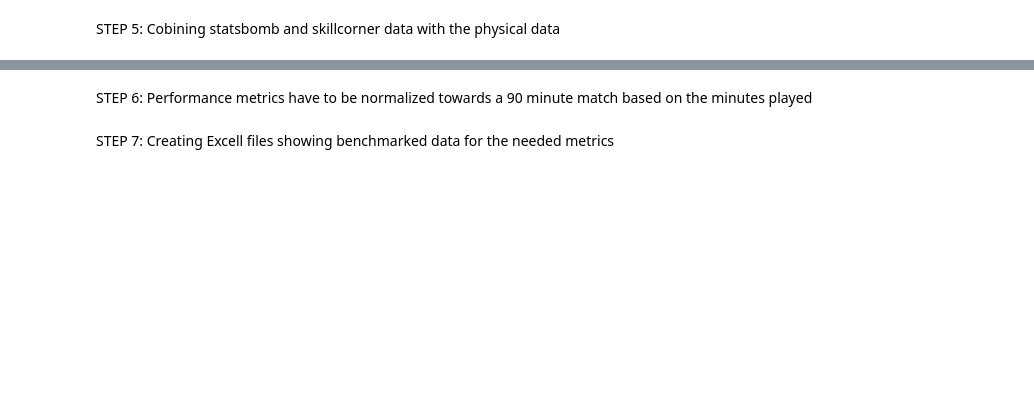
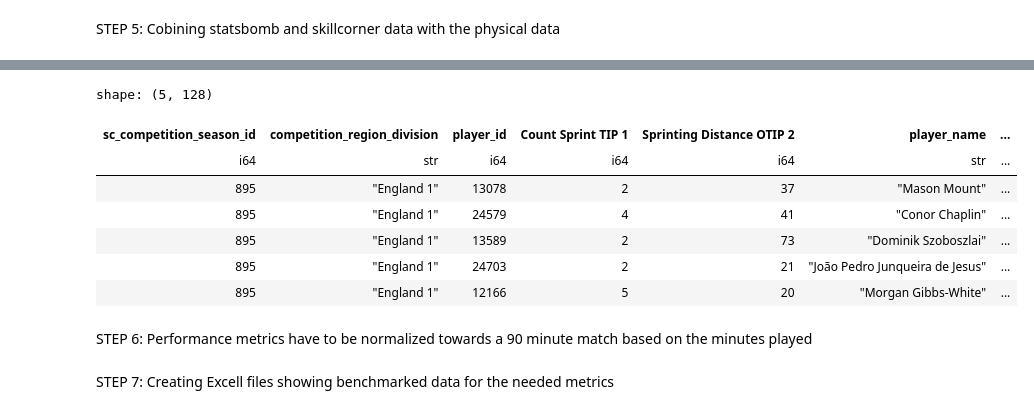
Before and after one commit to ihosten/internship_club_brugge, a Jupyter notebook: start_project/benchmarking.ipynb, the cells around one changed output, grey strips where cells are left out. Cells and saved outputs as stored; diff of their text form; code cells hidden in the pictures; blank space fills up the shorter version.

```diff
--- a/start_project/benchmarking.ipynb
+++ b/start_project/benchmarking.ipynb
@@ -61,3 +131,18 @@ STEP 5: Cobining statsbomb and skillcorner data with the physical data
 # %%
 sb = pl.read_csv(sb_path)
 sb_sc = pl.read_csv(sb_sc_path)
+# %%
+#debugging
+df = sb_sc.join(sb, #join statsbomb information with the sb - sc comparison
+        left_on="sb_competition_id",
+        right_on="competition_id",
+        how = "left"
+).select(
+    [
+        "sc_competition_season_id",
+        "competition_region_name",
+        "competition_division_level"
+    ]
+)
+
+df.head()
@@ -95,3 +242,14 @@ df = sb_sc.join(sb,
+# %%
+df.head()
+# %% [output]
+shape: (5, 128)
+| sc_competition_season_id | competition_region_division | player_id | Count Sprint TIP 1 | Sprinting Distance OTIP 2 | player_name | ... |
+| i64 | str | i64 | i64 | i64 | str | ... |
+| 895 | "England 1" | 13078 | 2 | 37 | "Mason Mount" | ... |
+| 895 | "England 1" | 24579 | 4 | 41 | "Conor Chaplin" | ... |
+| 895 | "England 1" | 13589 | 2 | 73 | "Dominik Szoboszlai" | ... |
+| 895 | "England 1" | 24703 | 2 | 21 | "João Pedro Junqueira de Jesus" | ... |
+| 895 | "England 1" | 12166 | 5 | 20 | "Morgan Gibbs-White" | ... |
 # %% [markdown]
 STEP 6: Performance metrics have to be normalized towards a 90 minute match based on the minutes played
 # %%
```
Also changed, not shown: parts of 13 cells of this notebook, 5 other files.
